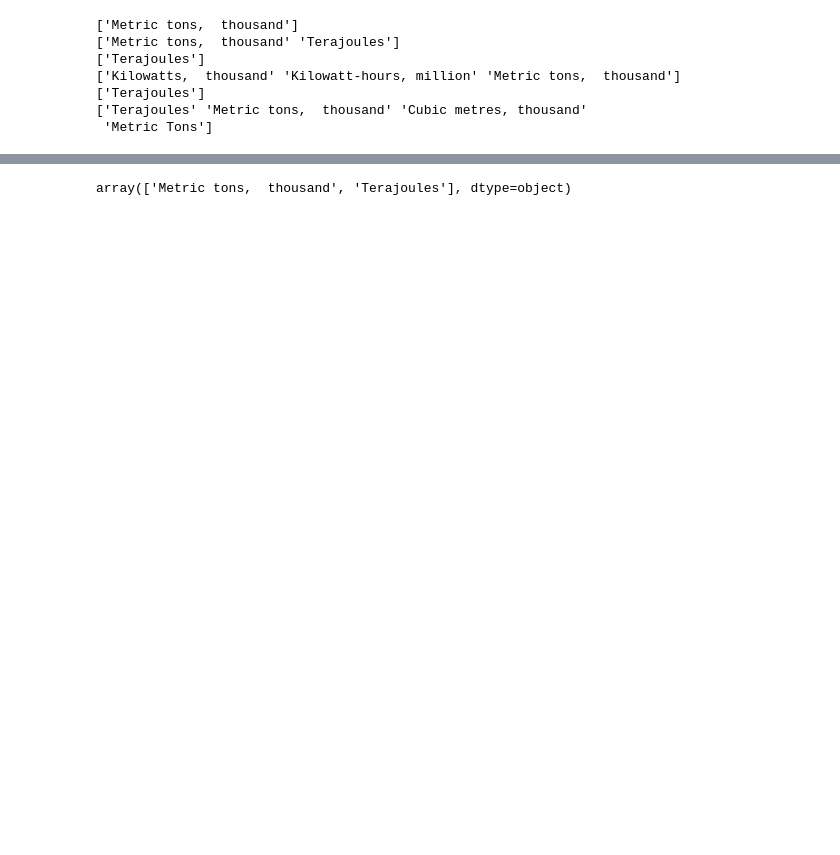
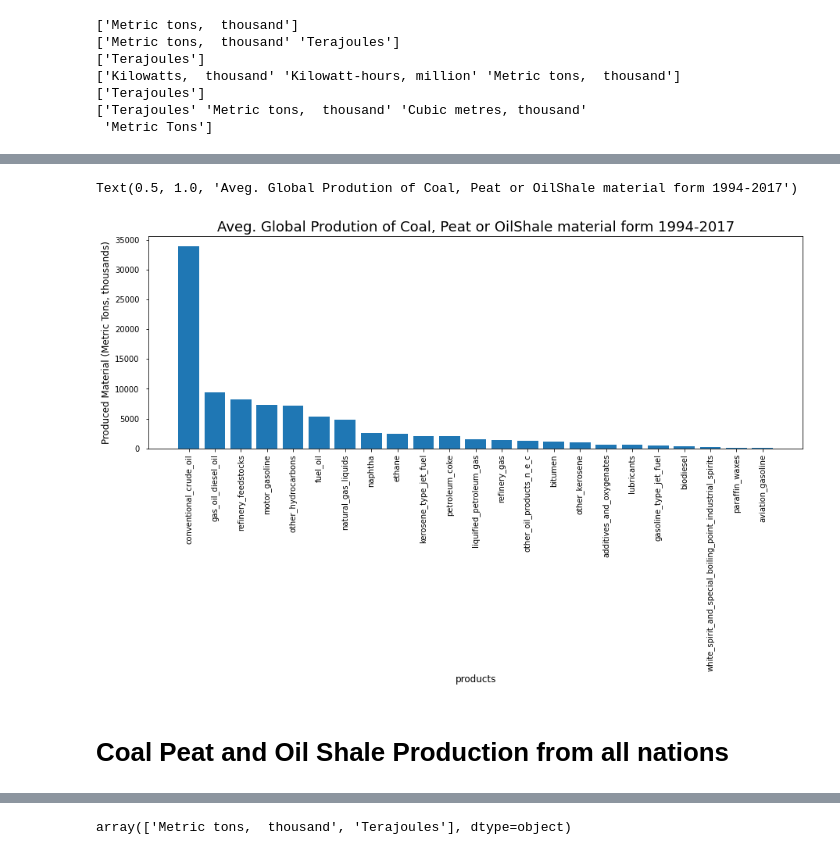
Before and after one commit to philipayazi/International-Energy-Statistics, a Jupyter notebook: International_Energy_Statistics.ipynb, the cells around one changed output, grey strips where cells are left out. Drawn from its saved outputs; the diff is of its cells as text; code cells hidden in the pictures; blank space fills up the shorter version.

```diff
--- a/International_Energy_Statistics.ipynb
+++ b/International_Energy_Statistics.ipynb
@@ -272,0 +254,6 @@ array(['anthracite - commerce and public services',
+# %%
+oil_production = Oil_df[Oil_df['commodity_transaction'].str.contains("production")]
+oil_production = oil_production.groupby(['product']).mean().round(2).drop(['year'], axis=1)
+oil_production = oil_production.reset_index()
+# %%
+oil_production = oil_production.sort_values(by=['quantity'], ascending=False)
@@ -272,0 +269,18 @@ array(['anthracite - commerce and public services',
+# %%
+oil_products = oil_production['product']
+oil_quantity = oil_production['quantity']
+
+fig, ax1 = plt.subplots(figsize=(15,5))
+
+
+ax1.bar(oil_products, oil_quantity)
+ax1.tick_params('x', labelrotation=90)
+ax1.tick_params('y', pad=8)
+ax1.set_xlabel('products', fontsize=12)
+ax1.set_ylabel('Produced Material (Metric Tons, thousands)', fontsize=12)
+ax1.set_title('Aveg. Global Prodution of Coal, Peat or OilShale material form 1994-2017', fontsize=18)
+# %% [output]
+Text(0.5, 1.0, 'Aveg. Global Prodution of Coal, Peat or OilShale material form 1994-2017')
+[figure, added]
+# %% [markdown]
+# Coal Peat and Oil Shale Production from all nations
```
Also changed, not shown: parts of 20 cells of this notebook.
